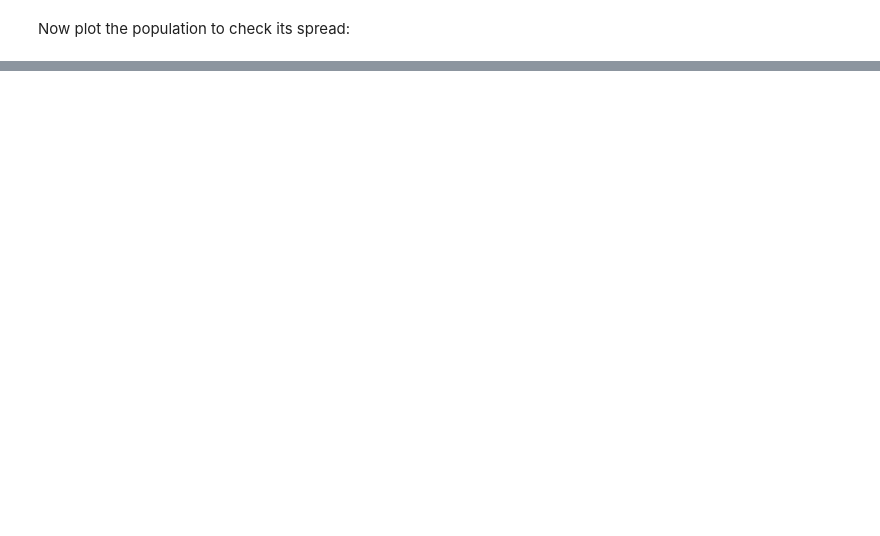
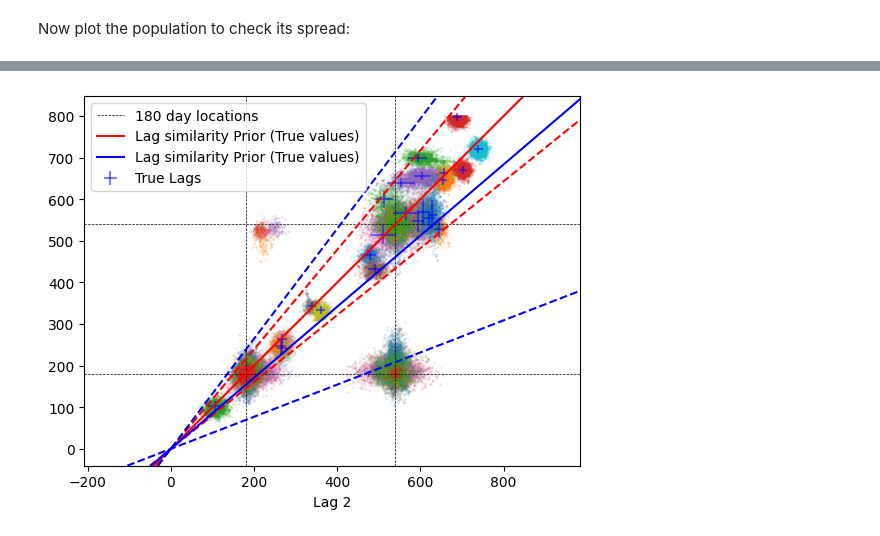
Before and after one commit to HughMcDougall/HMJavelin, a Jupyter notebook: NumpyroTests/HB_FakeData.ipynb, the cells around one changed output, grey strips where cells are left out. Cells and saved outputs as stored; diff of their text form; code cells hidden in the pictures; blank space fills up the shorter version.

```diff
--- a/NumpyroTests/HB_FakeData.ipynb
+++ b/NumpyroTests/HB_FakeData.ipynb
@@ -84,7 +94,7 @@ plt.show()
 Now we see how well numpyro recovers this with sampling. Because this is a multi-model distribution, we need to use many chains with a random set of initial starting points.
 # %%
 init_lags = [250,260]
-true_lags = [250,200]
+true_lags = [250,260]
 
 potential_func = fake_potential(lagtrue = true_lags, params=params)
 
@@ -95,6 +105,7 @@ def model():
 
     numpyro.factor('log_pot', jnp.log( potential_func(x,y) + 1E-15 ) ) #Add buffer to avoid log-zero issues which mess with some samplers
 
+    #Function returns 'x' and 'y' to feed into constraints later
     return(x,y)
 # %%
 sampler_type = numpyro.infer.NUTS
@@ -403,0 +564,16 @@ print("Plotting Done")
+# %%
+print("Starting MCMC Sampling")
+sampler = numpyro.infer.MCMC(
+        numpyro.infer.HMC(population_model),
+        num_warmup=100,
+        num_samples=200,
+        num_chains=25,
+        progress_bar=True,
+        chain_method = 'sequential',
+    )
+
+do_lagsim = True
+do_RL     = True
+#Change the do_lagsim and do_RL to tune the constraints
+sampler.run(jax.random.PRNGKey(0), L_mockup, POT_FUNCS, do_lagsim=True, do_RL=True)
+print("Sampling Finished")
@@ -403,0 +585,65 @@ print("Plotting Done")
+# %%
+output = sampler.get_samples()
+do_lagsim = True
+do_RL     = True
+#Plot lag-lag Data
+plt.figure()
+for i in range(Nsources_mockup):
+    plt.scatter(output['Lag1'][:,i],output['Lag2'][:,i], alpha=0.1, s=1)
+
+plt.errorbar(lags_mockup[0], lags_mockup[1], xerr=x_widths, yerr=y_widths, fmt = 'none', c='b', label='True Lags', alpha=0.5)
+plt.axhline(180,c='k',ls='--',lw=0.5, label="180 day locations")
+plt.axhline(180*3,c='k',ls='--',lw=0.5)
+plt.axvline(180,c='k',ls='--',lw=0.5)
+plt.axvline(180*3,c='k',ls='--',lw=0.5)
+plt.axline([0,0], slope=gamma, c='r', label="Lag similarity Prior (True values)")
+plt.axline([0,0], slope=gamma+delta_gamma*1.96, c='r', ls='--')
+plt.axline([0,0], slope=gamma-delta_gamma*1.96, c='r', ls='--')
+if do_lagsim:
+    plt.axline([0,0], slope=np.median(output["gamma"]), c='b', label="Lag similarity Prior (True values)")
+    plt.axline([0,0], slope=np.median(output["gamma"])+np.median(output["delta_gamma"])*1.96, c='b', ls='--')
+    plt.axline([0,0], slope=np.median(output["gamma"])-np.median(output["delta_gamma"])*1.96, c='b', ls='--')
+
+plt.xlabel("Lag 1")
+plt.xlabel("Lag 2")
+plt.legend(loc='best')
+plt.axis('equal')
+
+
+#Plot RL Data
+nchain=len(output['Lag1'][:,0])
+fig, ax=plt.subplots(1,2, figsize=(5,4), sharex=True)
+
+for j, lag in zip([0,1], [output['Lag1'][:,i], output['Lag2'][:,i]]):
+    for i in range(Nsources_mockup):
+        ax[j].scatter( np.log(L_mockup[i]*np.ones(nchain)), np.log(lag), alpha=0.01, s=1)
+
+    ax[j].axhline(np.log(180),c='k',ls='--',lw=0.5)
+    ax[j].axhline(np.log(180*3),c='k',ls='--',lw=0.5)
+
+    ax[j].axline([0,pop_params["beta_RL"][j] ] , slope=pop_params["alpha_RL"][j], c='r', label="RL Relationship (True)")
+    ax[j].axline([0,pop_params["beta_RL"][j]+pop_params["delta_RL"][j]*1.96 ] , slope=pop_params["alpha_RL"][j], c='r', ls='--')
+    ax[j].axline([0,pop_params["beta_RL"][j]-pop_params["delta_RL"][j]*1.96 ] , slope=pop_params["alpha_RL"][j], c='r', ls='--')
+    if do_lagsim:
+        offset = np.median(output["beta_RL"][:,j])
+        slope = np.median(output["alpha_RL"][:,j])
+        delta = np.median(output["delta_RL"][:,j])*1.96
+        ax[j].axline([0,offset]  ,    slope=slope, c='b', label="RL Relationship (Recovered)")
+        ax[j].axline([0,offset+delta] , slope=slope, c='b', ls='--')
+        ax[j].axline([0,offset-delta] , slope=slope, c='b', ls='--')
+
+    ax[j].set_xlim([np.log(Lmin),np.log(Lmax)])
+    ax[j].set_ylim([np.log(10),np.log(lagmax*2)])
+
+    ax[j].scatter(np.log(L_mockup), np.log(lags_mockup[j]), marker='x', c='b', label='True vals', alpha=0.5)
+
+ax[0].legend(loc='best')
+ax[0].set_xlabel("Log_Lum")
+ax[1].set_xlabel("Log_Lum")
+ax[0].set_ylabel("Log_lag")
+ax[0].set_title("Lag 1 RL Relationship")
+ax[1].set_title("Lag 2 RL Relationship")
+fig.tight_layout()
+plt.show()
+# %% [output]
+[figure, added]
```
Also changed, not shown: parts of 34 cells of this notebook, 7 other files.
